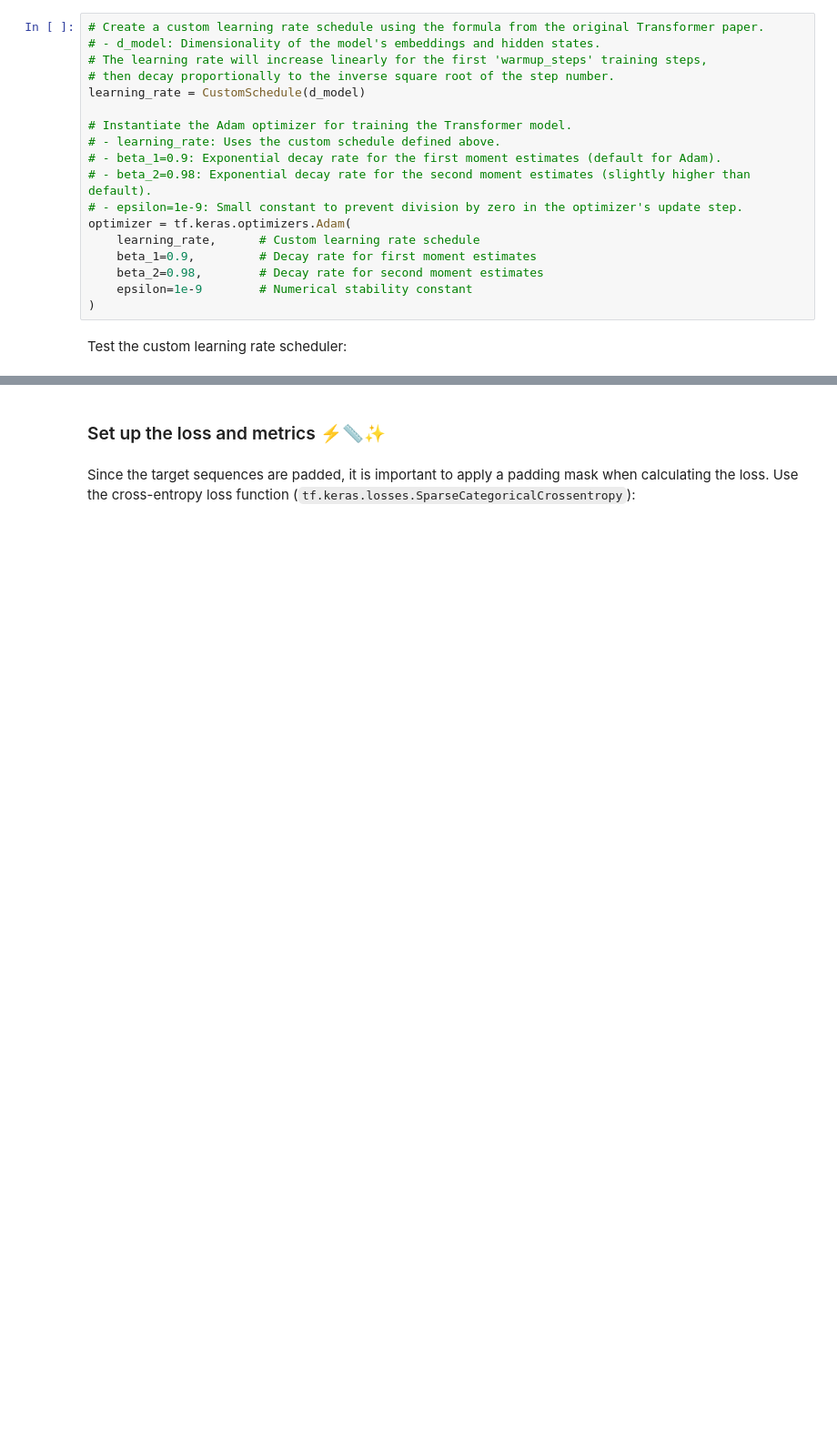
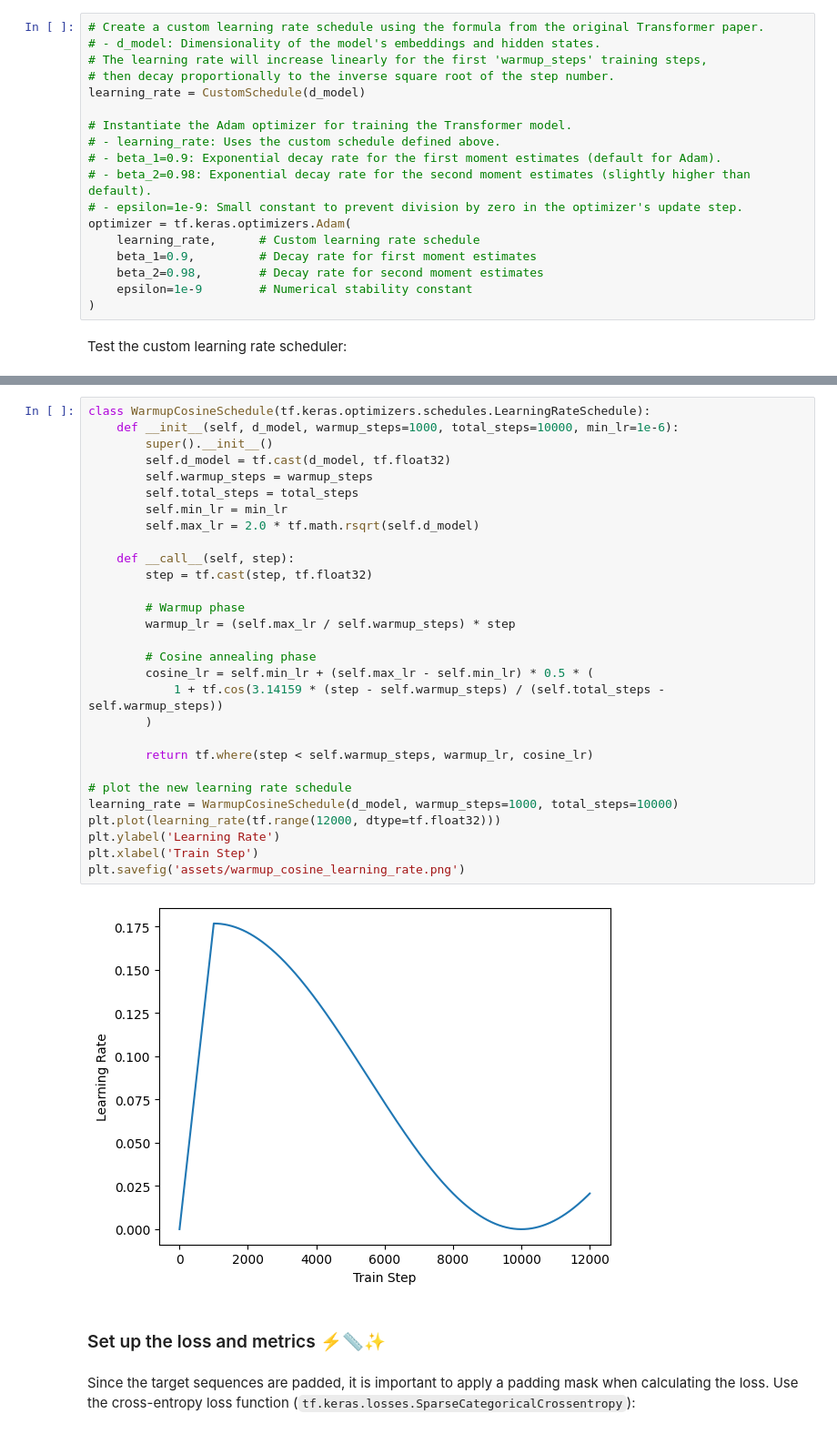
Before and after one commit to zkhechadoorian/Spanish_and_Portuguese_Translator, a Jupyter notebook: 2_transformer_translation/transformer.ipynb, the cells around one changed output, grey strips where cells are left out. Shown at 91% size. Cells and saved outputs as stored; diff of their text form; blank space fills up the shorter version.

```diff
--- a/2_transformer_translation/transformer.ipynb
+++ b/2_transformer_translation/transformer.ipynb
@@ -2289,3 +2247,34 @@ plt.savefig('learning_rate.png')
+# %%
+class WarmupCosineSchedule(tf.keras.optimizers.schedules.LearningRateSchedule):
+    def __init__(self, d_model, warmup_steps=1000, total_steps=10000, min_lr=1e-6):
+        super().__init__()
+        self.d_model = tf.cast(d_model, tf.float32)
+        self.warmup_steps = warmup_steps
+        self.total_steps = total_steps
+        self.min_lr = min_lr
+        self.max_lr = 2.0 * tf.math.rsqrt(self.d_model)
+
+    def __call__(self, step):
+        step = tf.cast(step, tf.float32)
+
+        # Warmup phase
+        warmup_lr = (self.max_lr / self.warmup_steps) * step
+
+        # Cosine annealing phase
+        cosine_lr = self.min_lr + (self.max_lr - self.min_lr) * 0.5 * (
+            1 + tf.cos(3.14159 * (step - self.warmup_steps) / (self.total_steps - self.warmup_steps))
+        )
+
+        return tf.where(step < self.warmup_steps, warmup_lr, cosine_lr)
+
+# plot the new learning rate schedule
+learning_rate = WarmupCosineSchedule(d_model, warmup_steps=1000, total_steps=10000)
+plt.plot(learning_rate(tf.range(12000, dtype=tf.float32)))
+plt.ylabel('Learning Rate')
+plt.xlabel('Train Step')
+plt.savefig('assets/warmup_cosine_learning_rate.png')
+# %% [output]
+[figure, added]
 # %% [markdown]
 ### Set up the loss and metrics ⚡📏✨
 # %% [markdown]
```
Also changed, not shown: parts of 44 cells of this notebook.
